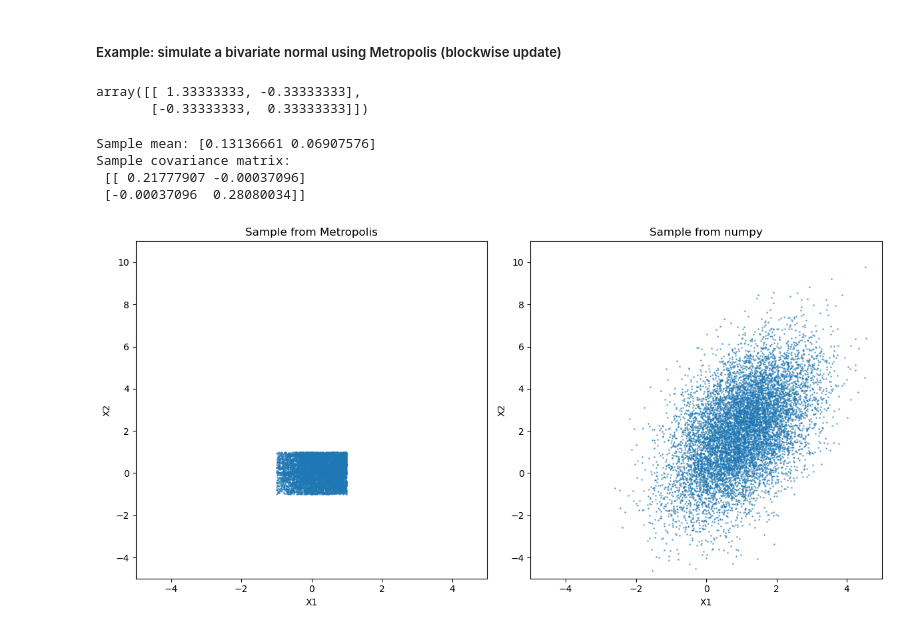
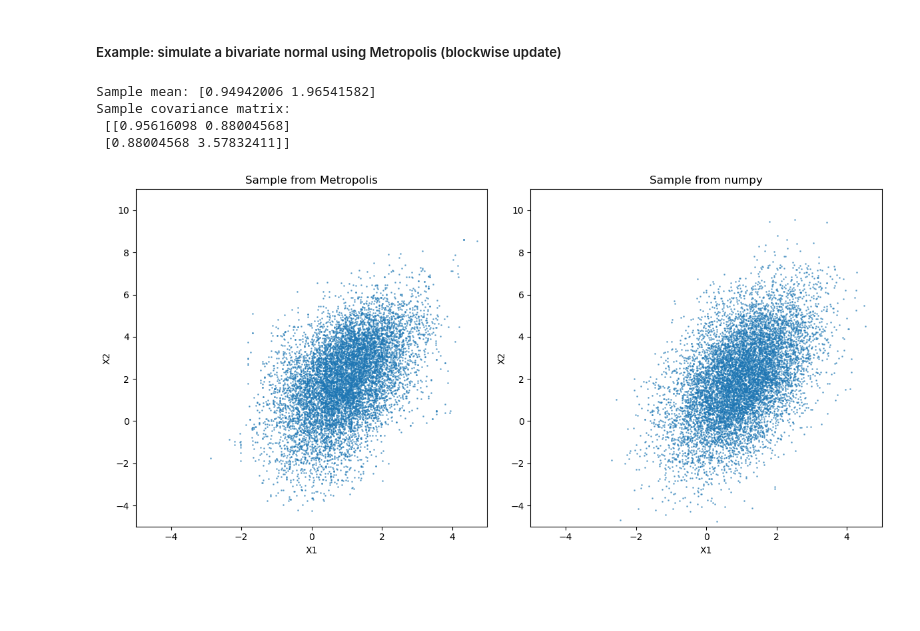
Before and after one commit to weili-code/StatisticalSimulation, a Jupyter notebook: code/MCMC.ipynb, the cells around one changed output. Cells and saved outputs as stored; diff of their text form; code cells hidden in the pictures; blank space fills up the shorter version.

```diff
--- a/code/MCMC.ipynb
+++ b/code/MCMC.ipynb
@@ -208,11 +228,5 @@ plt.show()
 # %% [markdown]
 ##### Example: simulate a bivariate normal using Metropolis (blockwise update)
-# %%
-Sigma = np.array([[1, 1], [1, 4]])
-inv(Sigma)
-# %% [output]
-array([[ 1.33333333, -0.33333333],
-       [-0.33333333,  0.33333333]])
 # %%
 import numpy as np
 import matplotlib.pyplot as plt
@@ -225,10 +239,10 @@ def p_star(x, mu, Sigma):
     return np.exp(-0.5 * diff.T @ inv(Sigma) @ diff)
 
 # Parameters
-mu = np.array([1, 2])
-Sigma = np.array([[1, 1], [1, 4]])
+mu = np.array([1.0, 2.0])
+Sigma = np.array([[1.0, 1.0], [1.0, 4.0]])
 N = 10000  # Number of draws
-x_current = np.array([0, 0])  # Starting point x_0
+x_current = np.array([0.0, 0.0])  # Starting point x_0
 X = np.zeros((N, 2))  # To hold sampled values
 d1 = 1
 d2 = 1
@@ -254,6 +268,7 @@ for i in range(N):
         x_current[1] = x2_proposed
     else:
         X[i, 1] = x_current[1]
+
 
 # Compare sample statistics to parameters
 sample_mean = np.mean(X, axis=0)
@@ -264,37 +279,37 @@ print("Sample covariance matrix:\n", sample_cov)
 
 # Generate samples directly from a multivariate normal distribution
 Z = np.random.multivariate_normal(mu, Sigma, N)
 
 # Plotting
 plt.figure(figsize=(12, 6))
 
 plt.subplot(1, 2, 1)
 plt.scatter(X[:, 0], X[:, 1], s=1, alpha=0.5)
 plt.title('Sample from Metropolis')
 plt.xlabel('X1')
 plt.ylabel('X2')
 #plt.ylim(np.min(X[:, 1]), np.max(X[:, 1]))
 plt.xlim(-5, 5)
 plt.ylim(-5, 11)
 
 
 plt.subplot(1, 2, 2)
 plt.scatter(Z[:, 0], Z[:, 1], s=1, alpha=0.5)
 plt.title('Sample from numpy')
 plt.xlabel('X1')
 plt.ylabel('X2')
 #plt.ylim(np.min(X[:, 1]), np.max(X[:, 1]))
 plt.xlim(-5, 5)
 plt.ylim(-5, 11)
 
 plt.tight_layout()
 plt.show()
 # %% [output]
-Sample mean: [0.13136661 0.06907576]
+Sample mean: [0.94942006 1.96541582]
 Sample covariance matrix:
- [[ 0.21777907 -0.00037096]
- [-0.00037096  0.28080034]]
+ [[0.95616098 0.88004568]
+ [0.88004568 3.57832411]]
-[figure, old version]
+[figure, new version]
 # %%
 # Plotting trace plots for each component s
 plt.figure(figsize=(12, 6))
```
Also changed, not shown: parts of 6 cells of this notebook, 1 other file.
